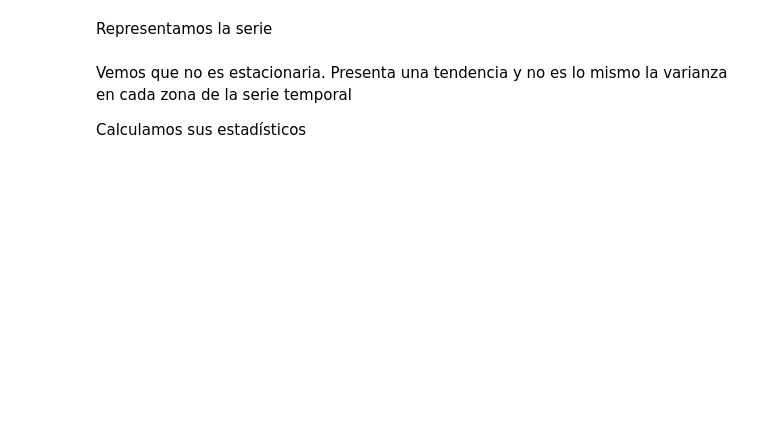
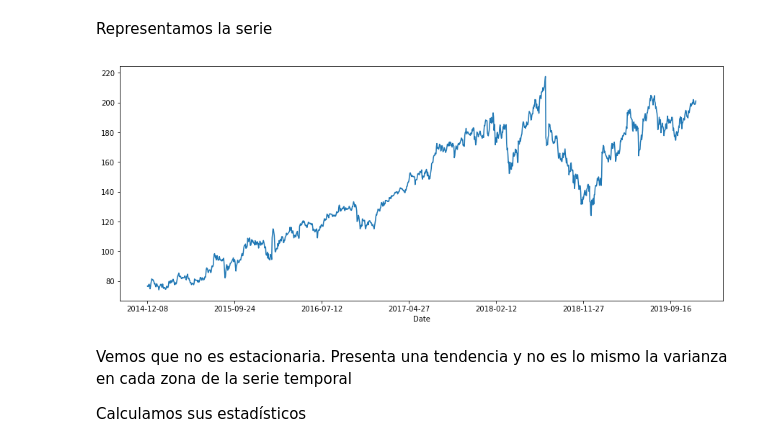
Before and after one commit to CarlosDiazGirol/thebridgedsftsep20, a Jupyter notebook: 3-Machine Learning/3-Time Series/2 - Stationary & Lags.ipynb, the cells around one changed output. Saved outputs shown, nothing was run; the diff lists cells and outputs as text; code cells hidden in the pictures; blank space fills up the shorter version.

```diff
--- a/3-Machine Learning/3-Time Series/2 - Stationary & Lags.ipynb
+++ b/3-Machine Learning/3-Time Series/2 - Stationary & Lags.ipynb
@@ -20,3 +26,7 @@ Representamos la serie
+# %%
+series['Close'].plot(figsize=(15,6));
+# %% [output]
+[figure, added]
 # %% [markdown]
 Vemos que no es estacionaria. Presenta una tendencia y no es lo mismo la varianza en cada zona de la serie temporal
 
```
Also changed, not shown: parts of 28 cells of this notebook, 1 other file.
